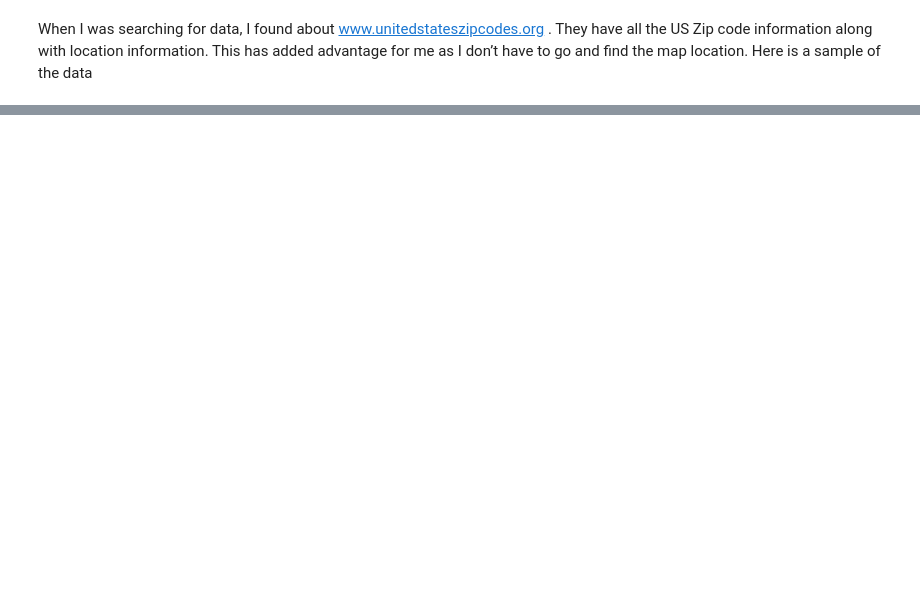
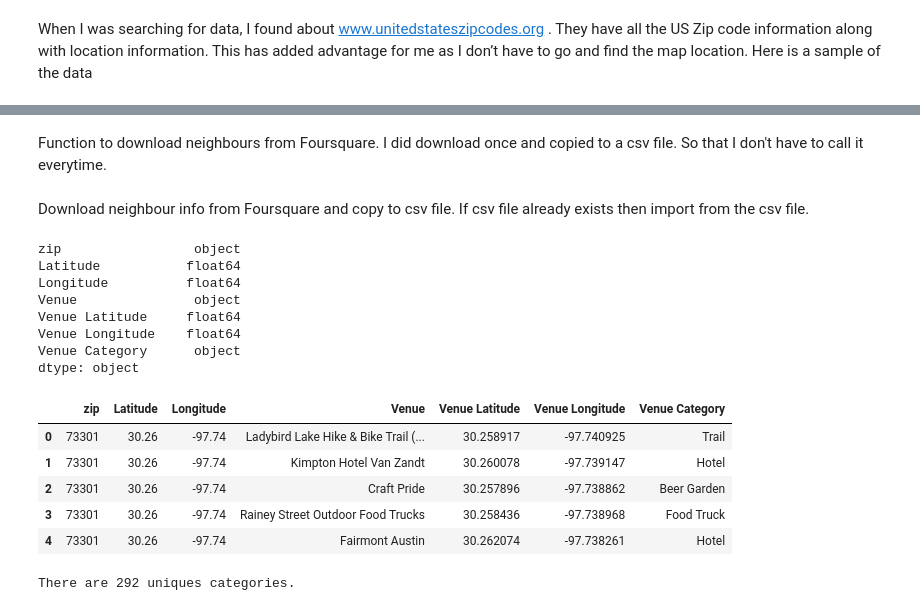
Before and after one commit to thirukumaran13/Coursera_Capstone, a Jupyter notebook: capstone_project_find_best_locality.ipynb, the cells around one changed output, grey strips where cells are left out. Drawn from its saved outputs; the diff is of its cells as text; code cells hidden in the pictures; blank space fills up the shorter version.

```diff
--- a/capstone_project_find_best_locality.ipynb
+++ b/capstone_project_find_best_locality.ipynb
@@ -29,0 +169,5 @@ I can find the near by places from Foursquare for each of these zip code for the
+# %%
+new_city_zip_info=zip_info_filtered[(zip_info_filtered['primary_city']==new_city) & (zip_info_filtered['state']==new_state) ]
+new_city_zip_info.reset_index(inplace=True)
+new_city_zip_info.drop(['index'],axis=1,inplace=True)
+print("There are {0} zip codes in {1},{2}".format(new_city_zip_info.shape[0],new_city,new_state))
@@ -29,0 +189,3 @@ I can find the near by places from Foursquare for each of these zip code for the
+# %%
+new_city_zip_info=new_city_zip_info.astype({'zip':'object'})
+new_city_zip_info.dtypes
@@ -29,0 +201,17 @@ I can find the near by places from Foursquare for each of these zip code for the
+# %%
+latitude=30.3076863
+longitude=-97.8934863
+map_austin = folium.Map(location=[latitude, longitude], zoom_start=11)
+
+# add markers to map
+for lat, lng, label in zip(new_city_zip_info['latitude'], new_city_zip_info['longitude'], new_city_zip_info['zip']):
+    label = folium.Popup(str(label), parse_html=True)
+    folium.Circle(
+        [lat, lng],
+        radius=RADIUS,
+        popup=label,
+        color='blue',
+        fill=False,
+        parse_html=False).add_to(map_austin)
+
+map_austin
@@ -29,0 +220,2 @@ I can find the near by places from Foursquare for each of these zip code for the
+# %% [markdown]
+Function to download neighbours from Foursquare. I did download once and copied to a csv file. So that I don't have to call it everytime.
@@ -29,0 +262,36 @@ I can find the near by places from Foursquare for each of these zip code for the
+# %% [markdown]
+Download neighbour info from Foursquare and copy to csv file. If csv file already exists then import from the csv file.
+# %%
+import os
+
+if os.path.isfile("austin_city_neighbors_by_zip.csv"):
+    new_city_neighbor=pd.read_csv("austin_city_neighbors_by_zip.csv")
+    new_city_neighbor.drop('Unnamed: 0',axis=1,inplace=True)
+    new_city_neighbor=new_city_neighbor.astype({'zip':'object'})
+else:
+    new_city_neighbor=getNearbyVenues(names=new_city_zip_info['zip'],
+                                       latitudes=new_city_zip_info['latitude'],
+                                       longitudes=new_city_zip_info['longitude'])
+    new_city_neighbor.to_csv("austin_city_neighbors_by_zip.csv")
+# %%
+print(new_city_neighbor.dtypes)
+new_city_neighbor.head()
+# %% [output]
+zip                 object
+Latitude           float64
+Longitude          float64
+Venue               object
+Venue Latitude     float64
+Venue Longitude    float64
+Venue Category      object
+dtype: object
+|  | zip | Latitude | Longitude | Venue | Venue Latitude | Venue Longitude | Venue Category |
+| 0 | 73301 | 30.26 | -97.74 | Ladybird Lake Hike & Bike Trail (... | 30.258917 | -97.740925 | Trail |
+| 1 | 73301 | 30.26 | -97.74 | Kimpton Hotel Van Zandt | 30.260078 | -97.739147 | Hotel |
+| 2 | 73301 | 30.26 | -97.74 | Craft Pride | 30.257896 | -97.738862 | Beer Garden |
+| 3 | 73301 | 30.26 | -97.74 | Rainey Street Outdoor Food Trucks | 30.258436 | -97.738968 | Food Truck |
+| 4 | 73301 | 30.26 | -97.74 | Fairmont Austin | 30.262074 | -97.738261 | Hotel |
+# %%
+print('There are {} uniques categories.'.format(len(new_city_neighbor['Venue Category'].unique())))
+# %% [output]
+There are 292 uniques categories.
```
Also changed, not shown: parts of 60 cells of this notebook, 4 other files.
